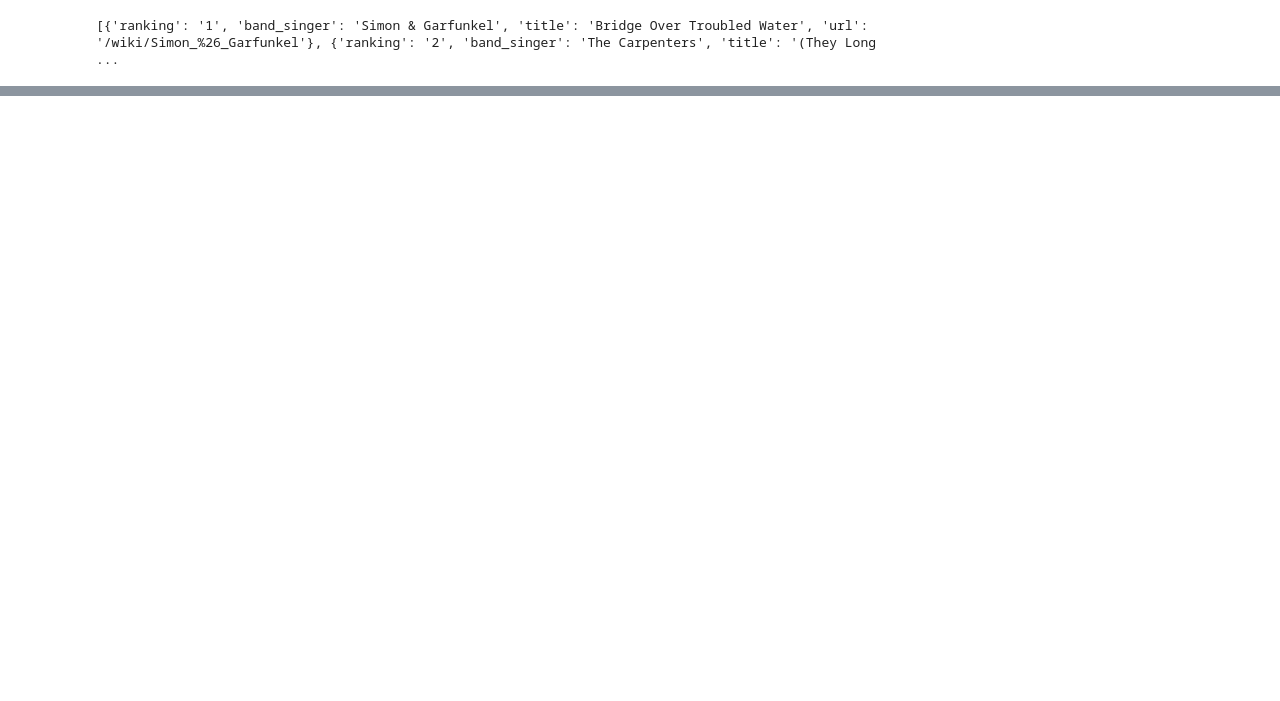
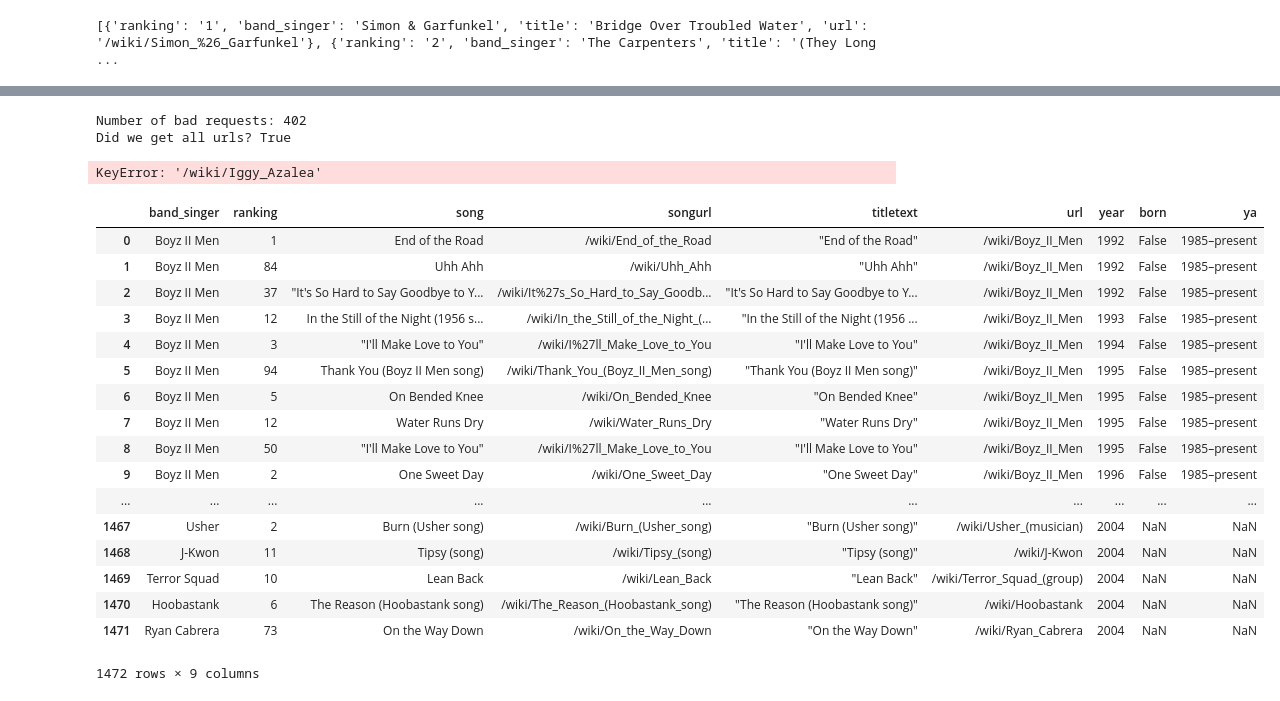
Before and after one commit to Anisha-Vulli/Data_Science, a Jupyter notebook: Week - 1/Project.ipynb, the cells around one changed output, grey strips where cells are left out. Cells and saved outputs as stored; diff of their text form; code cells hidden in the pictures; blank space fills up the shorter version.

```diff
--- a/Week - 1/Project.ipynb
+++ b/Week - 1/Project.ipynb
@@ -61,0 +310,3 @@ print(songs)
+# %%
+flatframe=flatframe.sort_values('year')
+flatframe.head()
@@ -61,0 +341,7 @@ print(songs)
+# %%
+# DO NOT RERUN THIS CELL WHEN SUBMITTING
+print("Number of bad requests:",np.sum([(urlcache[k]==1) or (urlcache[k]==2) for k in urlcache])) # no one or 0's)
+print("Did we get all urls?", len(flatframe.url.unique())==len(urlcache)) # we got all of the urls
+# %% [output]
+Number of bad requests: 402
+Did we get all urls? True
@@ -61,0 +353,4 @@ print(songs)
+# %%
+# RERUN WHEN SUBMITTING
+with open("artistinfo.json") as json_file:
+    urlcache = json.load(json_file)
@@ -61,0 +406,38 @@ print(songs)
+# %%
+url = '/wiki/Iggy_Azalea'
+singer_band_info(url, urlcache)
+# %% [output]
+KeyError: '/wiki/Iggy_Azalea'
+# %%
+list_of_addit_dicts = []
+bday_dict = {}
+for url in urlcache.keys():
+    try:
+        bday_dict = singer_band_info(url, urlcache)
+        list_of_addit_dicts.append(bday_dict)
+    except:
+        break
+# %%
+additional_df = pd.DataFrame(list_of_addit_dicts)
+
+largedf = pd.merge(flatframe, additional_df, left_on='url', right_on='url', how="outer")
+largedf
+# %% [output]
+|  | band_singer | ranking | song | songurl | titletext | url | year | born | ya |
+| 0 | Boyz II Men | 1 | End of the Road | /wiki/End_of_the_Road | "End of the Road" | /wiki/Boyz_II_Men | 1992 | False | 1985–present |
+| 1 | Boyz II Men | 84 | Uhh Ahh | /wiki/Uhh_Ahh | "Uhh Ahh" | /wiki/Boyz_II_Men | 1992 | False | 1985–present |
+| 2 | Boyz II Men | 37 | "It's So Hard to Say Goodbye to Y... | /wiki/It%27s_So_Hard_to_Say_Goodb... | "It's So Hard to Say Goodbye to Y... | /wiki/Boyz_II_Men | 1992 | False | 1985–present |
+| 3 | Boyz II Men | 12 | In the Still of the Night (1956 s... | /wiki/In_the_Still_of_the_Night_(... | "In the Still of the Night (1956 ... | /wiki/Boyz_II_Men | 1993 | False | 1985–present |
+| 4 | Boyz II Men | 3 | "I'll Make Love to You" | /wiki/I%27ll_Make_Love_to_You | "I'll Make Love to You" | /wiki/Boyz_II_Men | 1994 | False | 1985–present |
+| 5 | Boyz II Men | 94 | Thank You (Boyz II Men song) | /wiki/Thank_You_(Boyz_II_Men_song) | "Thank You (Boyz II Men song)" | /wiki/Boyz_II_Men | 1995 | False | 1985–present |
+| 6 | Boyz II Men | 5 | On Bended Knee | /wiki/On_Bended_Knee | "On Bended Knee" | /wiki/Boyz_II_Men | 1995 | False | 1985–present |
+| 7 | Boyz II Men | 12 | Water Runs Dry | /wiki/Water_Runs_Dry | "Water Runs Dry" | /wiki/Boyz_II_Men | 1995 | False | 1985–present |
+| 8 | Boyz II Men | 50 | "I'll Make Love to You" | /wiki/I%27ll_Make_Love_to_You | "I'll Make Love to You" | /wiki/Boyz_II_Men | 1995 | False | 1985–present |
+| 9 | Boyz II Men | 2 | One Sweet Day | /wiki/One_Sweet_Day | "One Sweet Day" | /wiki/Boyz_II_Men | 1996 | False | 1985–present |
+| ... | ... | ... | ... | ... | ... | ... | ... | ... | ... |
+| 1467 | Usher | 2 | Burn (Usher song) | /wiki/Burn_(Usher_song) | "Burn (Usher song)" | /wiki/Usher_(musician) | 2004 | NaN | NaN |
+| 1468 | J-Kwon | 11 | Tipsy (song) | /wiki/Tipsy_(song) | "Tipsy (song)" | /wiki/J-Kwon | 2004 | NaN | NaN |
+| 1469 | Terror Squad | 10 | Lean Back | /wiki/Lean_Back | "Lean Back" | /wiki/Terror_Squad_(group) | 2004 | NaN | NaN |
+| 1470 | Hoobastank | 6 | The Reason (Hoobastank song) | /wiki/The_Reason_(Hoobastank_song) | "The Reason (Hoobastank song)" | /wiki/Hoobastank | 2004 | NaN | NaN |
+| 1471 | Ryan Cabrera | 73 | On the Way Down | /wiki/On_the_Way_Down | "On the Way Down" | /wiki/Ryan_Cabrera | 2004 | NaN | NaN |
+1472 rows × 9 columns
```
Also changed, not shown: parts of 24 cells of this notebook, 6 other files.
